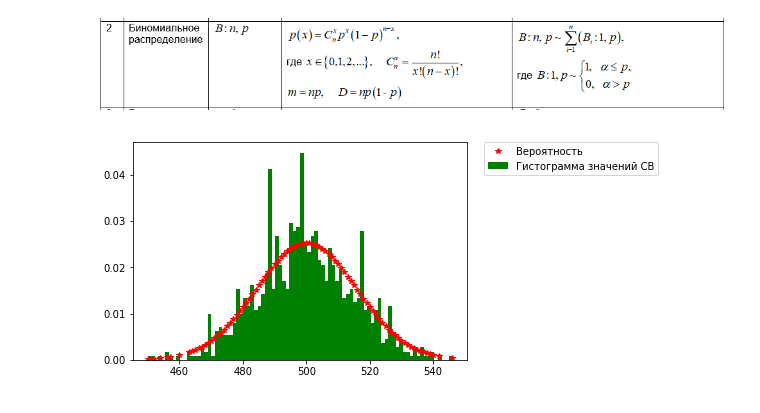
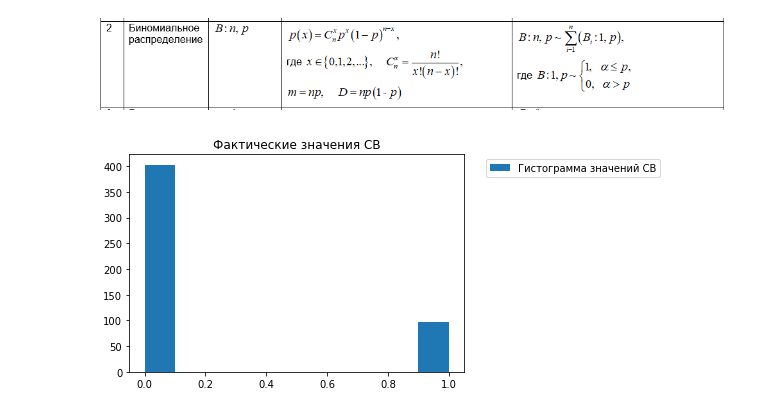
Before and after one commit to simonovEI/ml_csf, a Jupyter notebook: task1.ipynb, the cells around one changed output. Drawn from its saved outputs; the diff is of its cells as text; code cells hidden in the pictures.

```diff
--- a/task1.ipynb
+++ b/task1.ipynb
@@ -8,15 +8,15 @@ import numpy as np
 import math
 # %%
 #генерация по Бернулли
-def generate_bernoulli(alpha, n):
-    uniformed = np.random.sample(n)
-    bernoulli = list(uniformed >= alpha).count(True)
-    return bernoulli
+def generate_bernoulli(n, p):
+    x=np.random.rand(n, 1)
+    x=x<=p
+    x=x.astype(int)
+    return x
 # %%
-n=1000 #число величин, которое мы будем генерировать
-p=0.5
-alpha=0.5 #шанс получить единицу
-values = [generate_bernoulli(alpha, n) for i in range(n)] #сгенерированные величины (x)
+n=500 #число величин, которое мы будем генерировать; если ставить больше, то при вычислении выборочной дисперсии комп зависает :(
+alpha=0.2 #шанс получить единицу
+values=generate_bernoulli(n, alpha) #генерируем
 # %%
 #вспомогательная функция вычисления биномиального коэффициента
 def binomial_coefficient(n, x):
@@ -31,7 +30,7 @@ all_probability = [calculating_probability(n, i, p) for i in set_values] #вер
 # %%
-plt.plot(list(set_values), all_probability, 'r*', label = 'Вероятность')
-plt.hist(values, normed = 1, bins = len(set_values), color = 'green', label = 'Гистограмма значений СВ')
-plt.legend(bbox_to_anchor=(1.05, 1), loc=2, borderaxespad=0.)
+plt.hist(values, label = 'Гистограмма значений СВ')
+plt.legend(bbox_to_anchor=(1.05, 1), loc=2)
+plt.title('Фактические значения СВ')
 plt.show()
 # %% [output]
-[figure, old version]
+[figure, new version]
```
Also changed, not shown: parts of 8 cells of this notebook.
